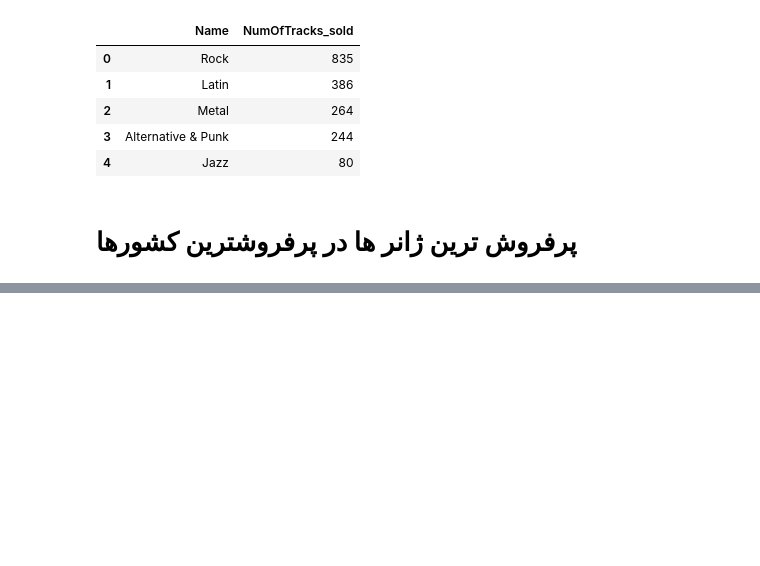
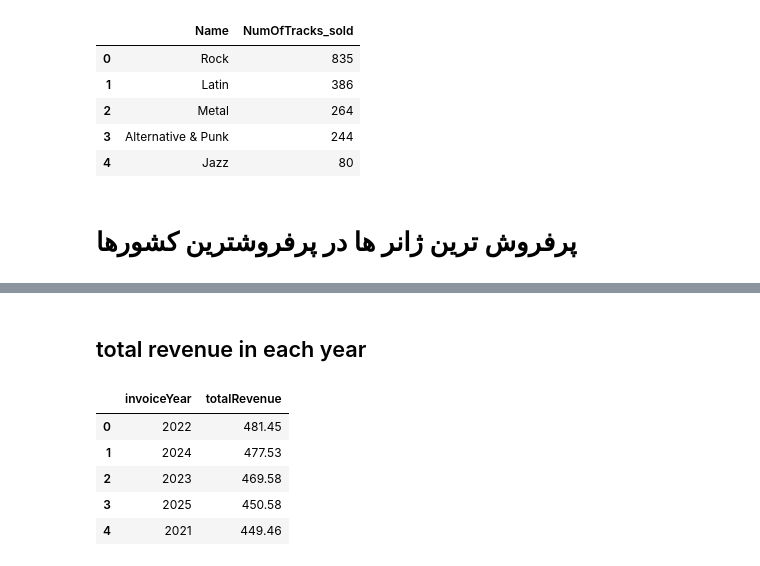
Before and after one commit to SobhanSalarian/MusicStore, a Jupyter notebook: notebooks/AnalyzingTheData.ipynb, the cells around one changed output, grey strips where cells are left out. Saved outputs shown, nothing was run; the diff lists cells and outputs as text; code cells hidden in the pictures; blank space fills up the shorter version.

```diff
--- a/notebooks/AnalyzingTheData.ipynb
+++ b/notebooks/AnalyzingTheData.ipynb
@@ -146,0 +142,15 @@ top5sGrouped
+# %% [markdown]
+## total revenue in each year
+# %%
+ordrersPerYear = d.invoice[['Total','invoiceYear']]
+
+
+groupedOrdersPerYear = ordrersPerYear.groupby('invoiceYear').agg(totalRevenue = ('Total' , 'sum')).sort_values(by='totalRevenue' ,ascending= False).reset_index()
+groupedOrdersPerYear
+# %% [output]
+|  | invoiceYear | totalRevenue |
+| 0 | 2022 | 481.45 |
+| 1 | 2024 | 477.53 |
+| 2 | 2023 | 469.58 |
+| 3 | 2025 | 450.58 |
+| 4 | 2021 | 449.46 |
```
Also changed, not shown: parts of 7 cells of this notebook.
